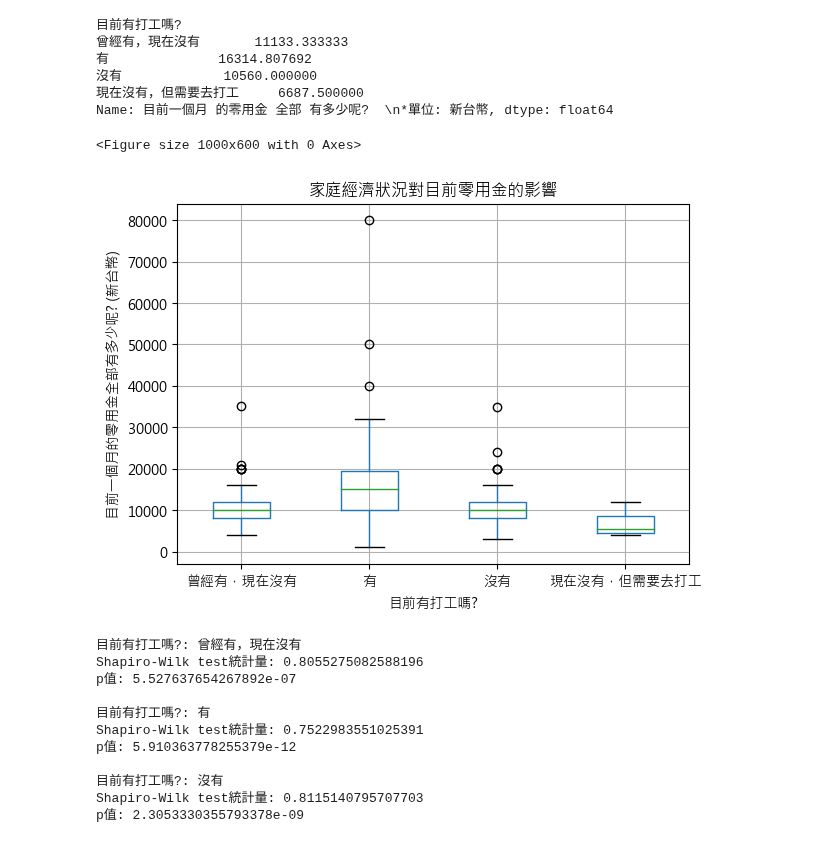
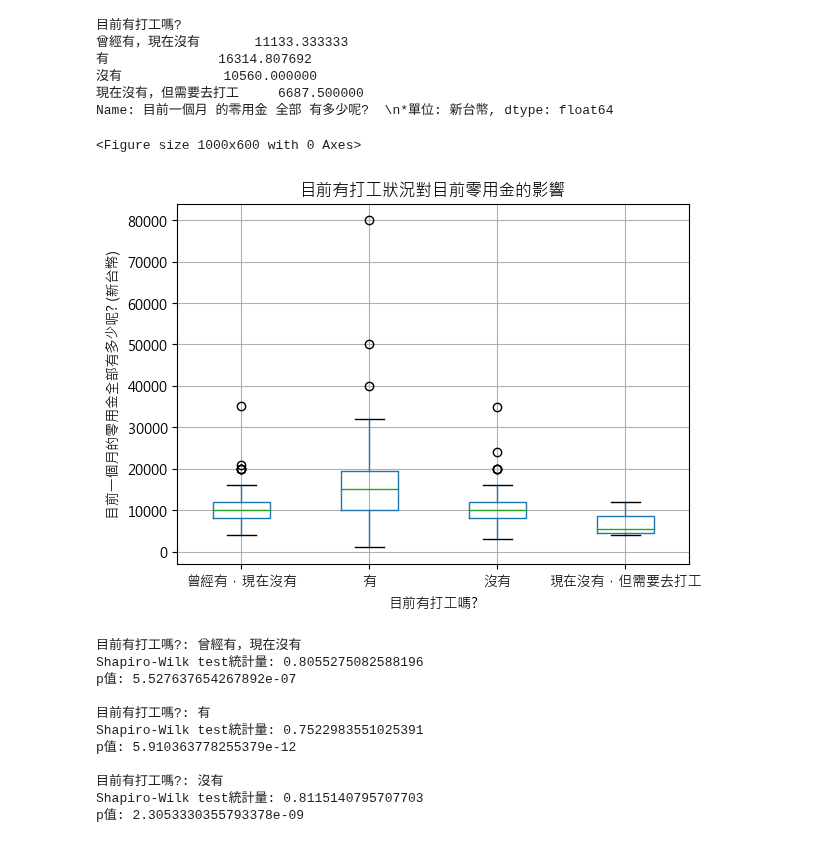
Before and after one commit to whats2000/coding-stuff-I-make-from-learning, a Jupyter notebook: Pythons/statistic/Pocket Money/PockerMoney.ipynb, the cells around one changed output. Drawn from its saved outputs; the diff is of its cells as text; code cells hidden in the pictures.

```diff
--- a/Pythons/statistic/Pocket Money/PockerMoney.ipynb
+++ b/Pythons/statistic/Pocket Money/PockerMoney.ipynb
@@ -211,14 +189,14 @@ Name: 目前一個月 的零用金 全部 有多少呢?  \n*單位: 新台幣, d
 # %%
 plt.figure(figsize=(10, 6))
 df.boxplot(column='目前一個月 的零用金 全部 有多少呢?  \n*單位: 新台幣', by='目前有打工嗎?')
 plt.xlabel('目前有打工嗎?')
 plt.ylabel('目前一個月的零用金全部有多少呢? (新台幣)')
-plt.title('家庭經濟狀況對目前零用金的影響')
+plt.title('目前有打工狀況對目前零用金的影響')
 plt.suptitle('')  # 移除預設的子標題
 plt.show()
 # %% [output]
 <Figure size 1000x600 with 0 Axes>
-[figure, old version]
+[figure, new version]
 # %%
 from scipy.stats import shapiro
 
```
Also changed, not shown: parts of 11 cells of this notebook.
